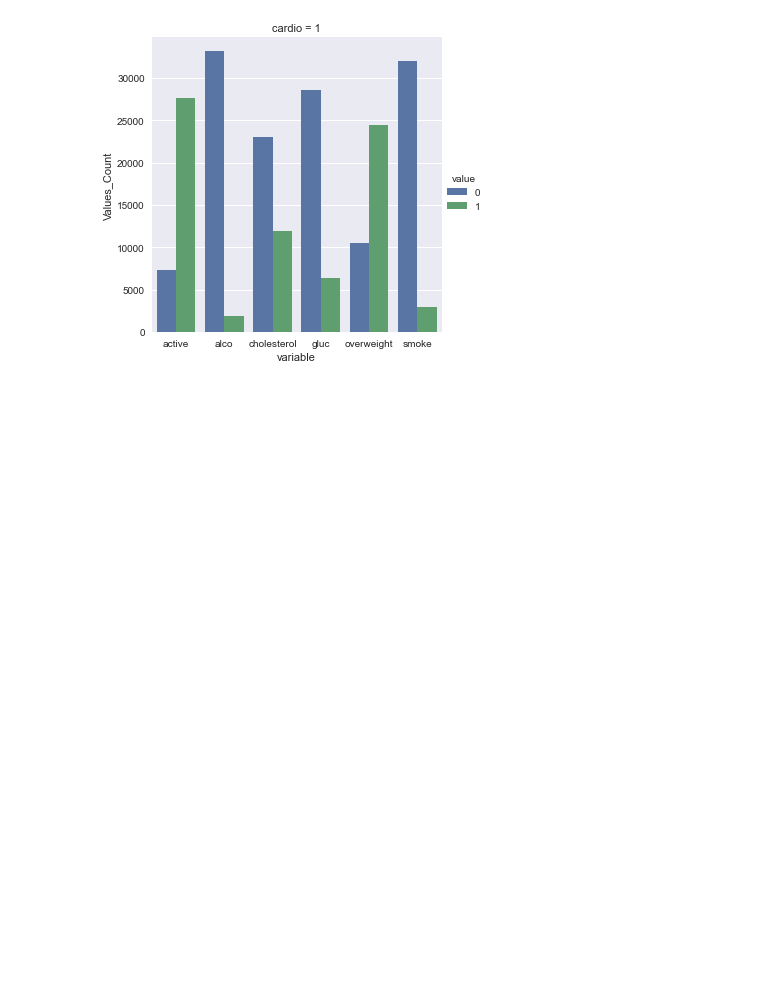
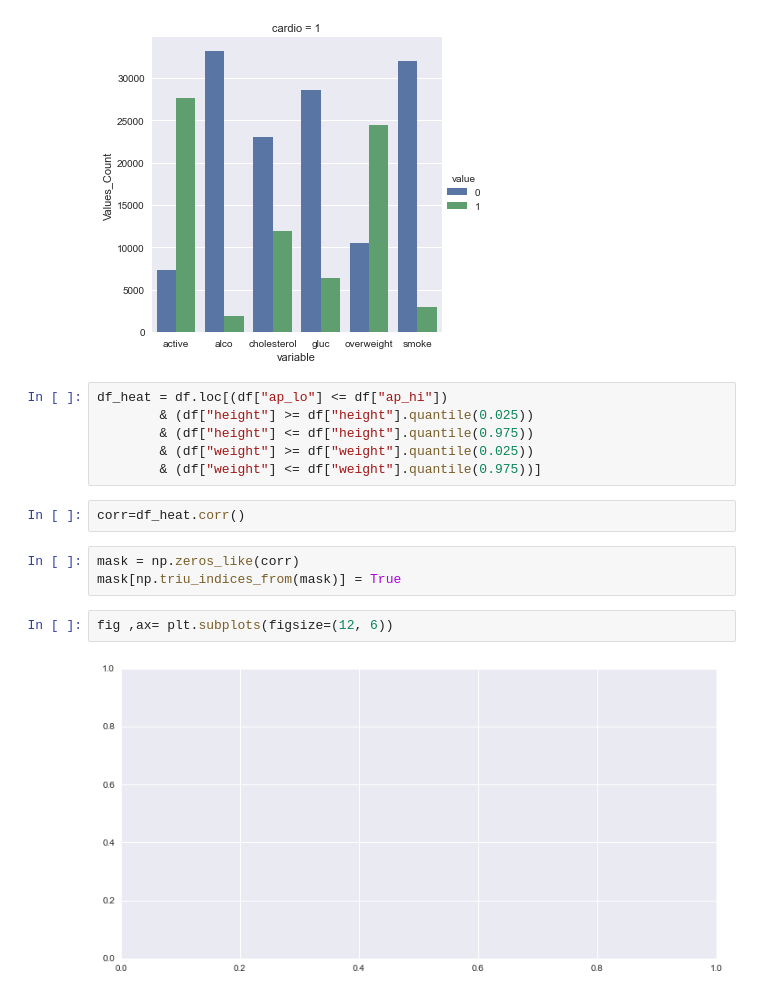
Before and after one commit to MohamedAbdElgni/Medical_Ex, a Jupyter notebook: WOrk with medical data.ipynb, the cells around one changed output. Drawn from its saved outputs; the diff is of its cells as text; blank space fills up the shorter version.

```diff
--- a/WOrk with medical data.ipynb
+++ b/WOrk with medical data.ipynb
@@ -127,3 +127,18 @@ sns.catplot(data=(df_cat[df_cat['cardio']==1]),x='variable',y='Values_Count',kin
 # %% [output]
 <seaborn.axisgrid.FacetGrid at 0x...>
 [figure]
+# %%
+df_heat = df.loc[(df["ap_lo"] <= df["ap_hi"])
+        & (df["height"] >= df["height"].quantile(0.025))
+        & (df["height"] <= df["height"].quantile(0.975))
+        & (df["weight"] >= df["weight"].quantile(0.025))
+        & (df["weight"] <= df["weight"].quantile(0.975))]
+# %%
+corr=df_heat.corr()
+# %%
+mask = np.zeros_like(corr)
+mask[np.triu_indices_from(mask)] = True
+# %%
+fig ,ax= plt.subplots(figsize=(12, 6))
+# %% [output]
+[figure, added]
```
Also changed, not shown: parts of 1 cell of this notebook, 1 other file.
